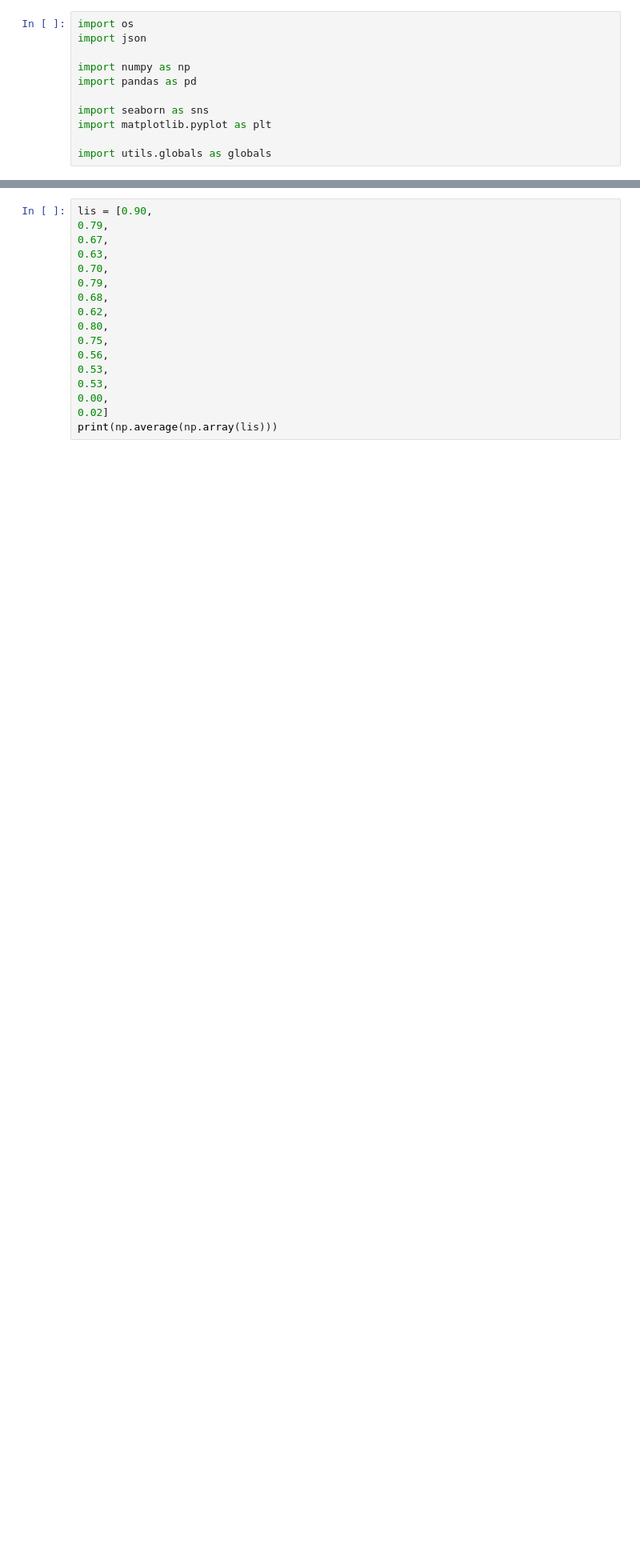
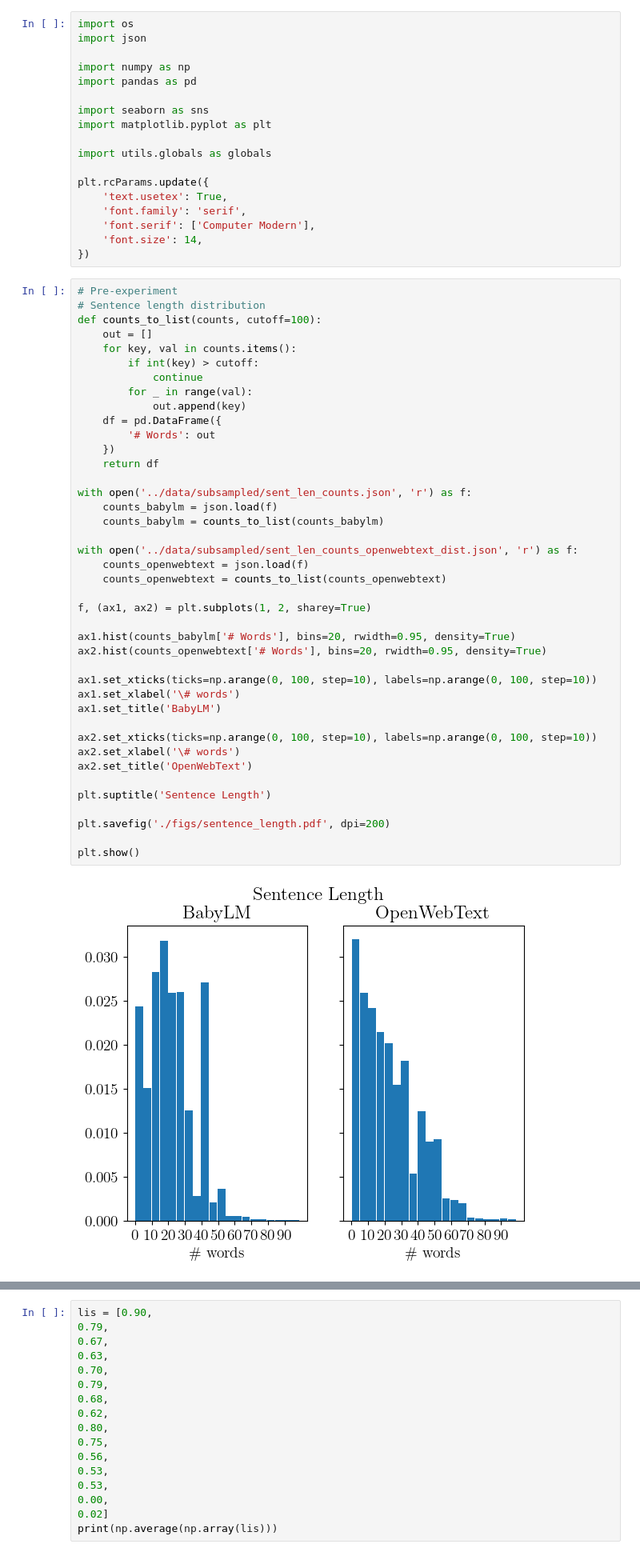
Before and after one commit to i-need-sleep/syntax_acquisition, a Jupyter notebook: code/analysis.ipynb, the cells around one changed output, grey strips where cells are left out. Shown at 80% size. Cells and saved outputs as stored; diff of their text form; blank space fills up the shorter version.

Commit message:
sent len pretrain

```diff
--- a/code/analysis.ipynb
+++ b/code/analysis.ipynb
@@ -9,6 +9,56 @@ import seaborn as sns
 import matplotlib.pyplot as plt
 
 import utils.globals as globals
+
+plt.rcParams.update({
+    'text.usetex': True,
+    'font.family': 'serif',
+    'font.serif': ['Computer Modern'],
+    'font.size': 14,
+})
+# %%
+# Pre-experiment
+# Sentence length distribution
+def counts_to_list(counts, cutoff=100):
+    out = []
+    for key, val in counts.items():
+        if int(key) > cutoff:
+            continue
+        for _ in range(val):
+            out.append(key)
+    df = pd.DataFrame({
+        '# Words': out
+    })
+    return df
+
+with open('../data/subsampled/sent_len_counts.json', 'r') as f:
+    counts_babylm = json.load(f)
+    counts_babylm = counts_to_list(counts_babylm)
+
+with open('../data/subsampled/sent_len_counts_openwebtext_dist.json', 'r') as f:
+    counts_openwebtext = json.load(f)
+    counts_openwebtext = counts_to_list(counts_openwebtext)
+
+f, (ax1, ax2) = plt.subplots(1, 2, sharey=True)
+
+ax1.hist(counts_babylm['# Words'], bins=20, rwidth=0.95, density=True)
+ax2.hist(counts_openwebtext['# Words'], bins=20, rwidth=0.95, density=True)
+
+ax1.set_xticks(ticks=np.arange(0, 100, step=10), labels=np.arange(0, 100, step=10))
+ax1.set_xlabel('\# words')
+ax1.set_title('BabyLM')
+
+ax2.set_xticks(ticks=np.arange(0, 100, step=10), labels=np.arange(0, 100, step=10))
+ax2.set_xlabel('\# words')
+ax2.set_title('OpenWebText')
+
+plt.suptitle('Sentence Length')
+
+plt.savefig('./figs/sentence_length.pdf', dpi=200)
+
+plt.show()
+# %% [output]
+[figure, added]
 # %%
 # Get a list of overall syneval accuracy
 def get_syneval_total_acc(path):
```
Also changed, not shown: 1 other file.
